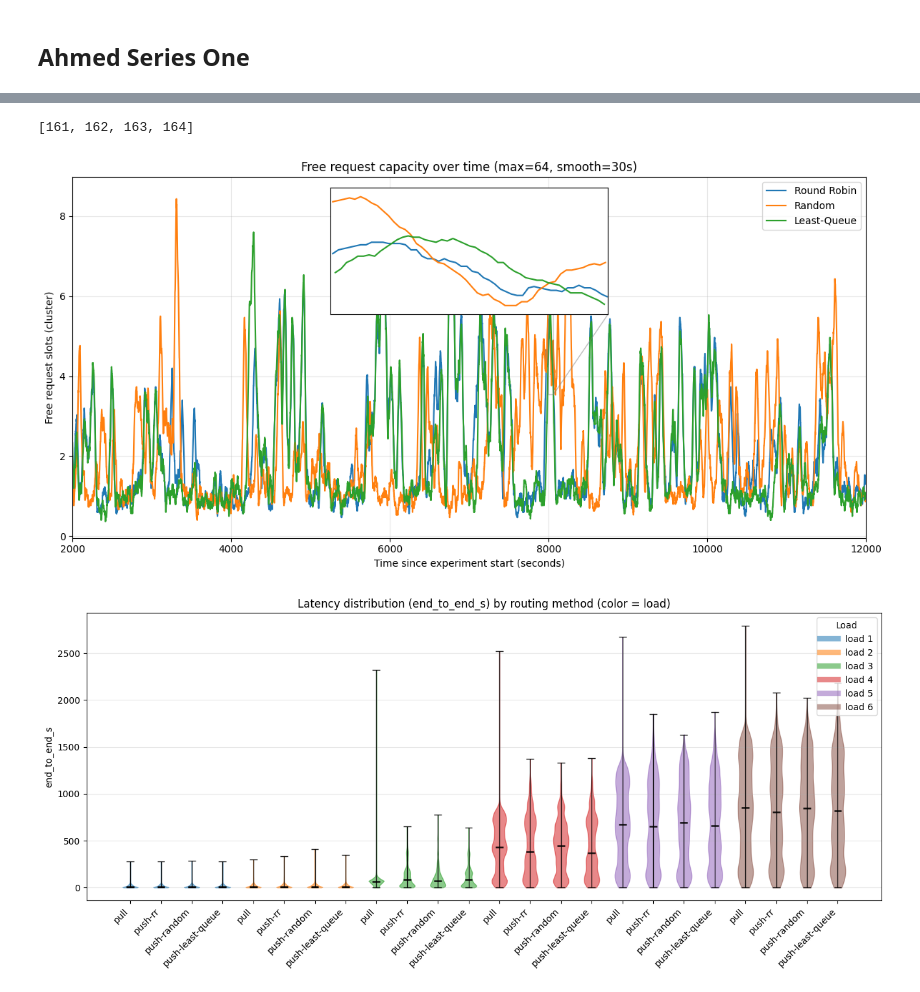
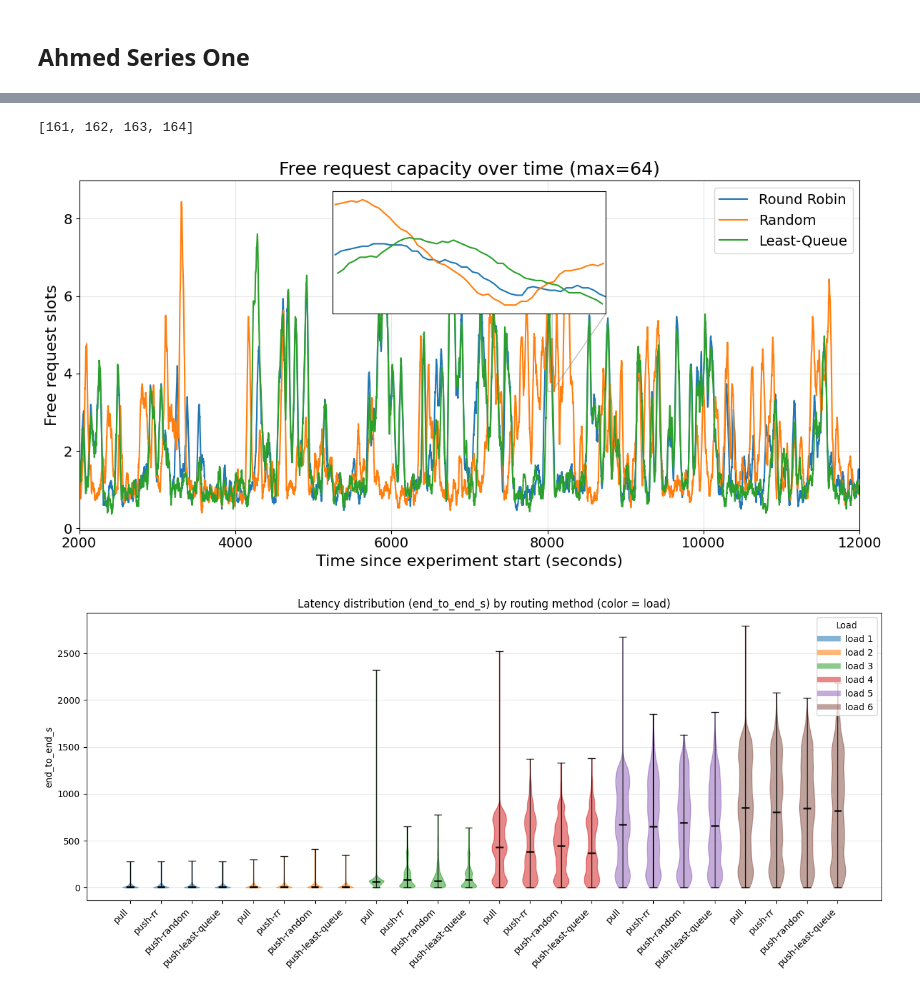
Before and after one commit to immengzi/LLM-LA, a Jupyter notebook: microservice/analysis-extra.ipynb, the cells around one changed output, grey strips where cells are left out. Saved outputs shown, nothing was run; the diff lists cells and outputs as text; code cells hidden in the pictures.

```diff
--- a/microservice/analysis-extra.ipynb
+++ b/microservice/analysis-extra.ipynb
@@ -114,42 +114,38 @@ from experiment_analysis import load_experiment_prom_samples
 import matplotlib.pyplot as plt
 import os
 
+# ---- Global font size control ----
+TITLE_FS = 18
+LABEL_FS = 16
+TICK_FS = 14
+LEGEND_FS = 14
+# -----------------------------------
+
 # ---- choose experiments ----
 series_ids = [40]
 experiments = experiments_from_series(series_ids)
 print(experiments)
-# ----------------------------
 
-# ---- simple label mapping + filtering ----
 LABELS = {
     162: "Round Robin",
     163: "Random",
     164: "Least-Queue",
 }
-# remove 161 and (optionally) keep only those we name
+
 experiments = [e for e in experiments if e != 161]
-# experiments = [e for e in experiments if e in LABELS]   # uncomment if you want ONLY 162-164
-# -----------------------------------------
 
 metric = "requests_running"
 MAX_REQUEST_CAPACITY = 64
 SMOOTHING_WINDOW_S = 30
+agg_mode = "sum"
 
-agg_mode = "sum"
-# agg_mode = "mean"
-
-# ---- draw range knob in TIME ----
 DRAW_T_START = 2000
 DRAW_T_END   = 12000
-# --------------------------------
 
-# ---- magnifier zoom window in TIME ----
 ZOOM_T_START = 8000
 ZOOM_T_END   = 8060
 
-# ---- inset box placement in AXES coordinates (guaranteed inside) ----
 INSET_RECT = [0.325, 0.62, 0.35, 0.35]
-# -----------------------------------------------
 
 plt.figure(figsize=(12, 6))
 ax = plt.gca()
@@ -160,10 +156,8 @@ for exp_id in experiments:
     prom = load_experiment_prom_samples(exp_id=exp_id)
 
     if prom.empty:
-        print(f"Skipping exp{exp_id}: no prom samples")
         continue
     if metric not in prom.columns:
-        print(f"Skipping exp{exp_id}: {metric} not found")
         continue
 
     prom = prom.sort_values("ts").reset_index(drop=True)
@@ -174,7 +168,7 @@ for exp_id in experiments:
     if agg_mode == "sum":
         running = prom.groupby("t_rel_s")[metric].sum(min_count=1)
         capacity = MAX_REQUEST_CAPACITY
-        y_label = "Free request slots (cluster)"
+        y_label = "Free request slots"
     else:
         running = prom.groupby("t_rel_s")[metric].mean()
         capacity = MAX_REQUEST_CAPACITY
@@ -185,65 +179,74 @@ for exp_id in experiments:
     if SMOOTHING_WINDOW_S and SMOOTHING_WINDOW_S > 1:
         free_slots = free_slots.rolling(window=SMOOTHING_WINDOW_S, min_periods=1).mean()
 
-    # ---- apply draw range (this is the key change) ----
     free_slots_plot = free_slots.loc[
         (free_slots.index >= DRAW_T_START) & (free_slots.index <= DRAW_T_END)
     ]
     if free_slots_plot.empty:
-        print(f"Skipping exp{exp_id}: no data in draw window [{DRAW_T_START}, {DRAW_T_END}]")
         continue
-    # ---------------------------------------------------
 
     label = LABELS.get(exp_id, f"exp{exp_id}")
     ax.plot(free_slots_plot.index, free_slots_plot.values, label=label)
 
-    # keep full series for inset zoom (so zoom works even if outside draw window)
     series_by_exp[exp_id] = free_slots
 
-ax.set_xlabel("Time since experiment start (seconds)")
-ax.set_ylabel(y_label)
-ax.set_title(f"Free request capacity over time (max={MAX_REQUEST_CAPACITY}, smooth={SMOOTHING_WINDOW_S}s)")
-ax.legend(loc="upper right")
+# ---- Larger fonts applied here ----
+ax.set_xlabel("Time since experiment start (seconds)", fontsize=LABEL_FS)
+ax.set_ylabel(y_label, fontsize=LABEL_FS)
+ax.set_title(
+    # f"Free request capacity over time (max={MAX_REQUEST_CAPACITY}, smooth={SMOOTHING_WINDOW_S}s)",
+    f"Free request capacity over time (max={MAX_REQUEST_CAPACITY})",
+    fontsize=TITLE_FS,
+)
+
+ax.tick_params(axis='both', labelsize=TICK_FS)
+
+ax.legend(loc="upper right", fontsize=LEGEND_FS)
 ax.grid(True, alpha=0.3)
-
-# set x-range explicitly (so matplotlib doesn't auto-expand)
 ax.set_xlim(DRAW_T_START, DRAW_T_END)
 
-# ---- inset (magnifier) ----
+# ---- inset ----
 if series_by_exp:
     axins = ax.inset_axes(INSET_RECT)
 
     zoom_ymins, zoom_ymaxs = [], []
 
     for exp_id, free_slots in series_by_exp.items():
-        zoomed = free_slots.loc[(free_slots.index >= ZOOM_T_START) & (free_slots.index <= ZOOM_T_END)]
+        zoomed = free_slots.loc[
+            (free_slots.index >= ZOOM_T_START) &
+            (free_slots.index <= ZOOM_T_END)
+        ]
         if zoomed.empty:
             continue
 
         axins.plot(zoomed.index, zoomed.values)
         zoom_ymins.append(float(zoomed.min()))
         zoom_ymaxs.append(float(zoomed.max()))
 
     if zoom_ymins:
         axins.set_xlim(ZOOM_T_START, ZOOM_T_END)
 
         y0, y1 = min(zoom_ymins), max(zoom_ymaxs)
         pad = max(1e-9, 0.08 * (y1 - y0))
         axins.set_ylim(y0 - pad, y1 + pad)
 
         axins.set_xticks([])
         axins.set_yticks([])
         axins.grid(True, alpha=0.2)
 
         ax.indicate_inset_zoom(axins, edgecolor="0.5")
 
 plt.tight_layout()
 
 os.makedirs("figures", exist_ok=True)
-plt.savefig("figures/free_request_capacity_with_inset.png", dpi=300, bbox_inches="tight")
+plt.savefig("figures/free_request_capacity_with_inset.png",
+            dpi=300,
+            bbox_inches="tight")
+
+plt.show()
 # %% [output]
 [161, 162, 163, 164]
-[figure, old version]
+[figure, new version]
 # %%
 from experiment_analysis import load_experiment_latencies
 import pandas as pd
```
Also changed, not shown: parts of 1 cell of this notebook, 9 other files.
